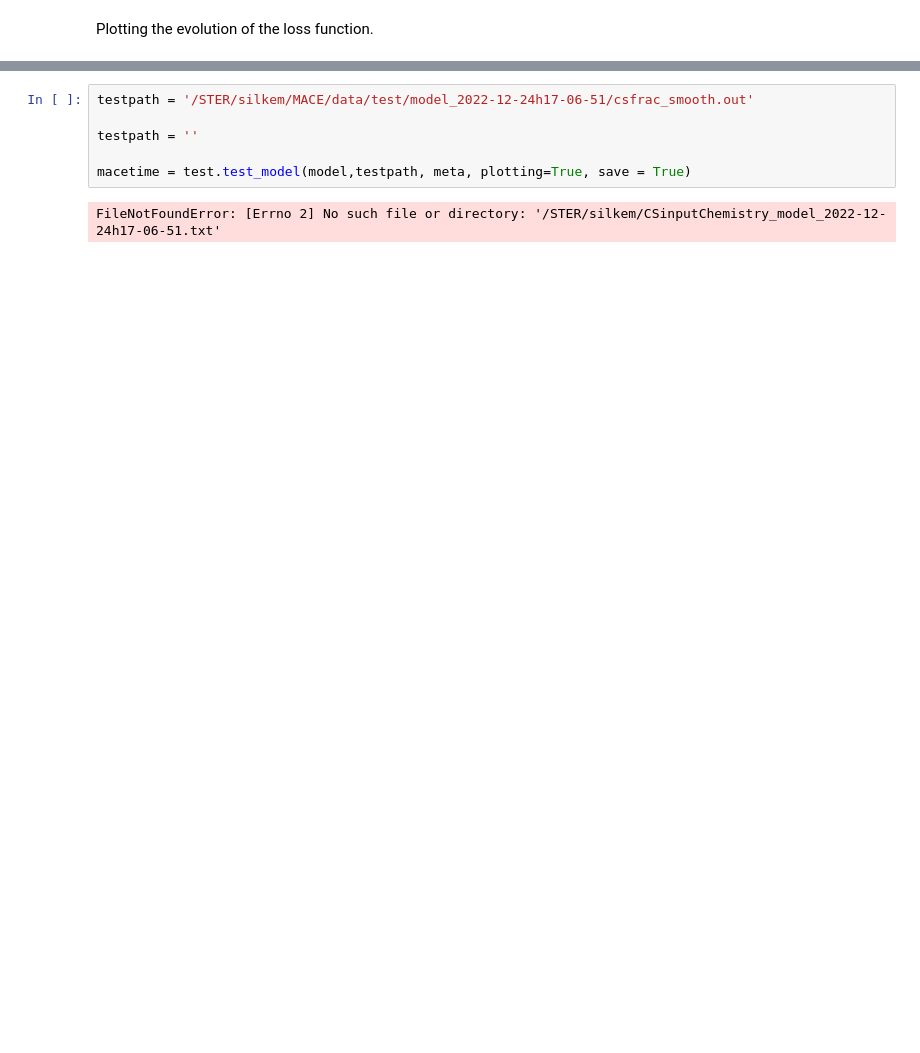
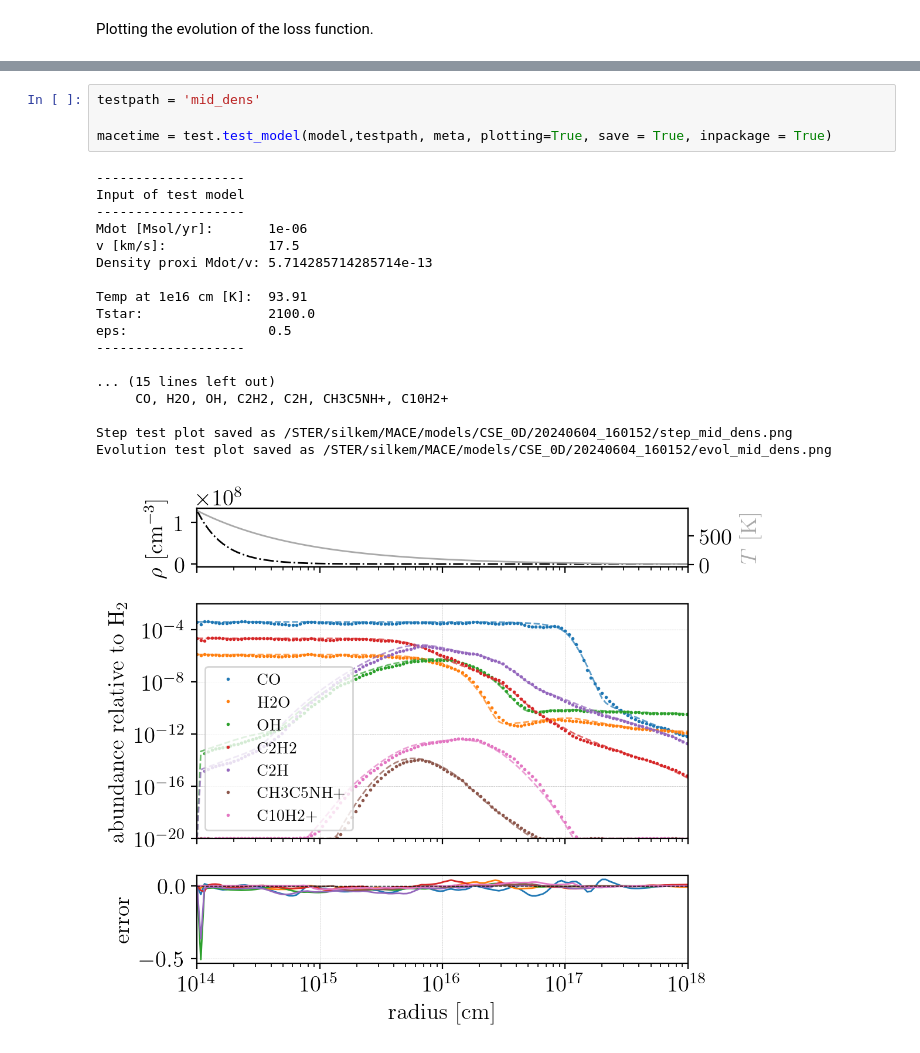
Before and after one commit to silkemaes/MACE, a Jupyter notebook: load_model.ipynb, the cells around one changed output, grey strips where cells are left out. Drawn from its saved outputs; the diff is of its cells as text; blank space fills up the shorter version.

```diff
--- a/load_model.ipynb
+++ b/load_model.ipynb
@@ -59,8 +64,23 @@ lossfig = trained.plot_loss(save=True)
 # %%
-testpath = '/STER/silkem/MACE/data/test/model_2022-12-24h17-06-51/csfrac_smooth.out'
+testpath = 'mid_dens'
 
-testpath = ''
-
-macetime = test.test_model(model,testpath, meta, plotting=True, save = True)
+macetime = test.test_model(model,testpath, meta, plotting=True, save = True, inpackage = True)
 # %% [output]
-FileNotFoundError: [Errno 2] No such file or directory: '/STER/silkem/CSinputChemistry_model_2022-12-24h17-06-51.txt'
+-------------------
+Input of test model
+-------------------
+Mdot [Msol/yr]:       1e-06
+v [km/s]:             17.5
+Density proxi Mdot/v: 5.714285714285714e-13
+
+Temp at 1e16 cm [K]:  93.91
+Tstar:                2100.0
+eps:                  0.5
+-------------------
+
+... (15 lines left out)
+     CO, H2O, OH, C2H2, C2H, CH3C5NH+, C10H2+
+
+Step test plot saved as /STER/silkem/MACE/models/CSE_0D/20240604_160152/step_mid_dens.png
+Evolution test plot saved as /STER/silkem/MACE/models/CSE_0D/20240604_160152/evol_mid_dens.png
+[figure, added]
```
Also changed, not shown: parts of 7 cells of this notebook, 3 other files.
